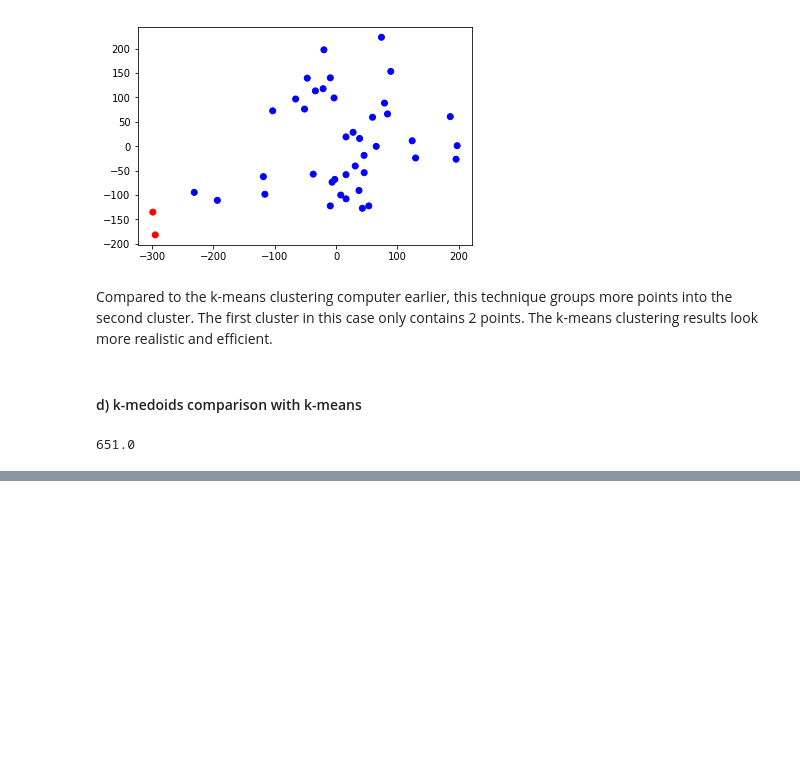
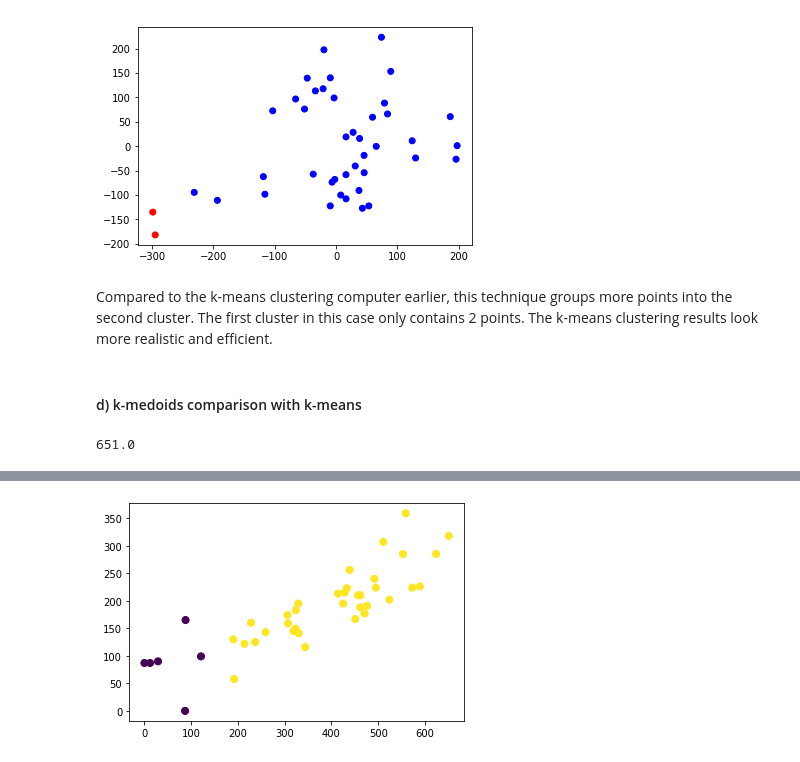
Before and after one commit to simirajpal/Applied-Machine-Learning, a Jupyter notebook: Assignment_3/Homework3_Code.ipynb, the cells around one changed output, grey strips where cells are left out. Drawn from its saved outputs; the diff is of its cells as text; code cells hidden in the pictures; blank space fills up the shorter version.

Commit message:
added new graphs and wrote report sections 2 and 4

```diff
--- a/Assignment_3/Homework3_Code.ipynb
+++ b/Assignment_3/Homework3_Code.ipynb
@@ -1558,7 +1558,7 @@ Installing collected packages: pyclustering
 Successfully installed pyclustering-0.9.2
 # %%
 # apply k-medoids clustering to data
-init_medoids = [1, 100]
+init_medoids = [1, 10]
 
 # Create instance of k-medoids
 kmedoids1 = kmedoids(data['D'], init_medoids, itermax = 100)
@@ -1571,4 +1571,5 @@ c_kmedoids = kmedoids1.predict(data['D'])
 
 # show clusters
 plt.scatter((data['D'])[:, 0], (data['D'])[:, 1], c = c_kmedoids, s=50, cmap='viridis')
+plt.savefig('k-medoids')
 # %% [output]
@@ -1575,0 +1576 @@ OSError: exception: access violation reading 0x0000000000000000
+[figure, added]
```
Also changed, not shown: parts of 5 cells of this notebook, 4 other files.
